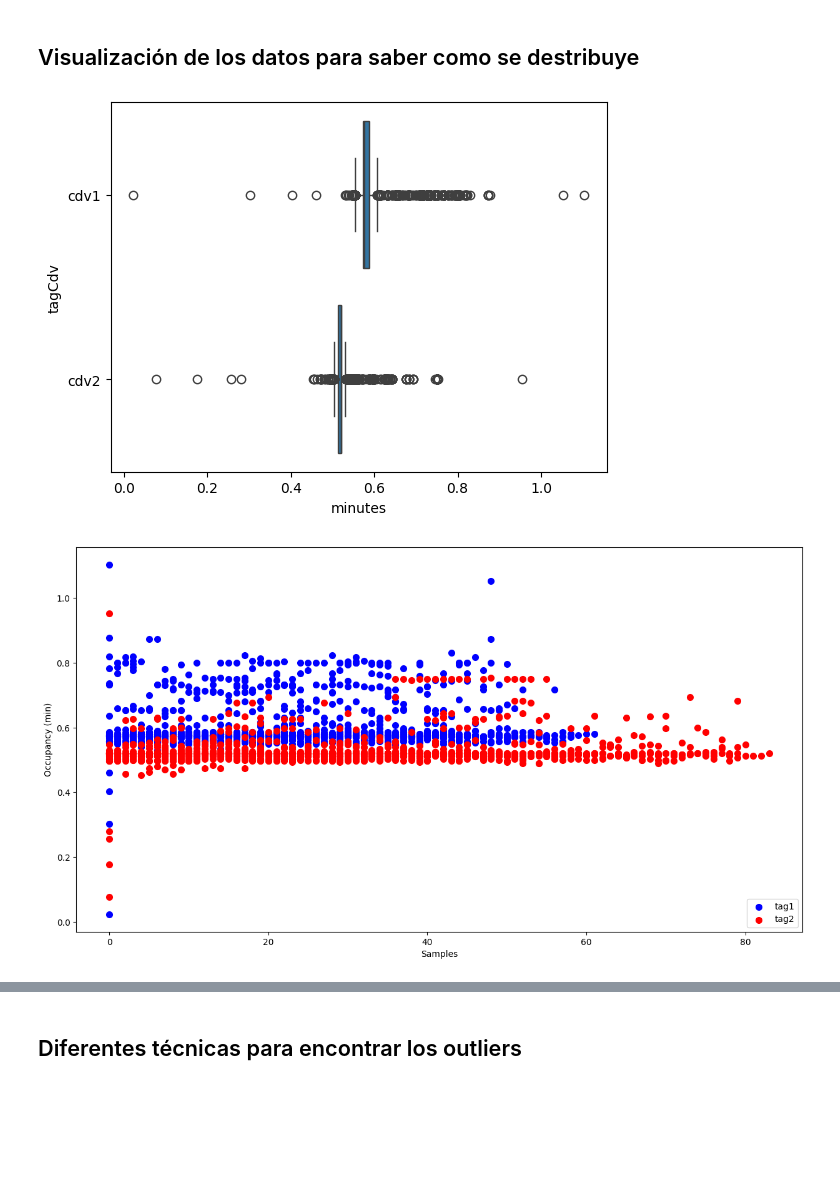
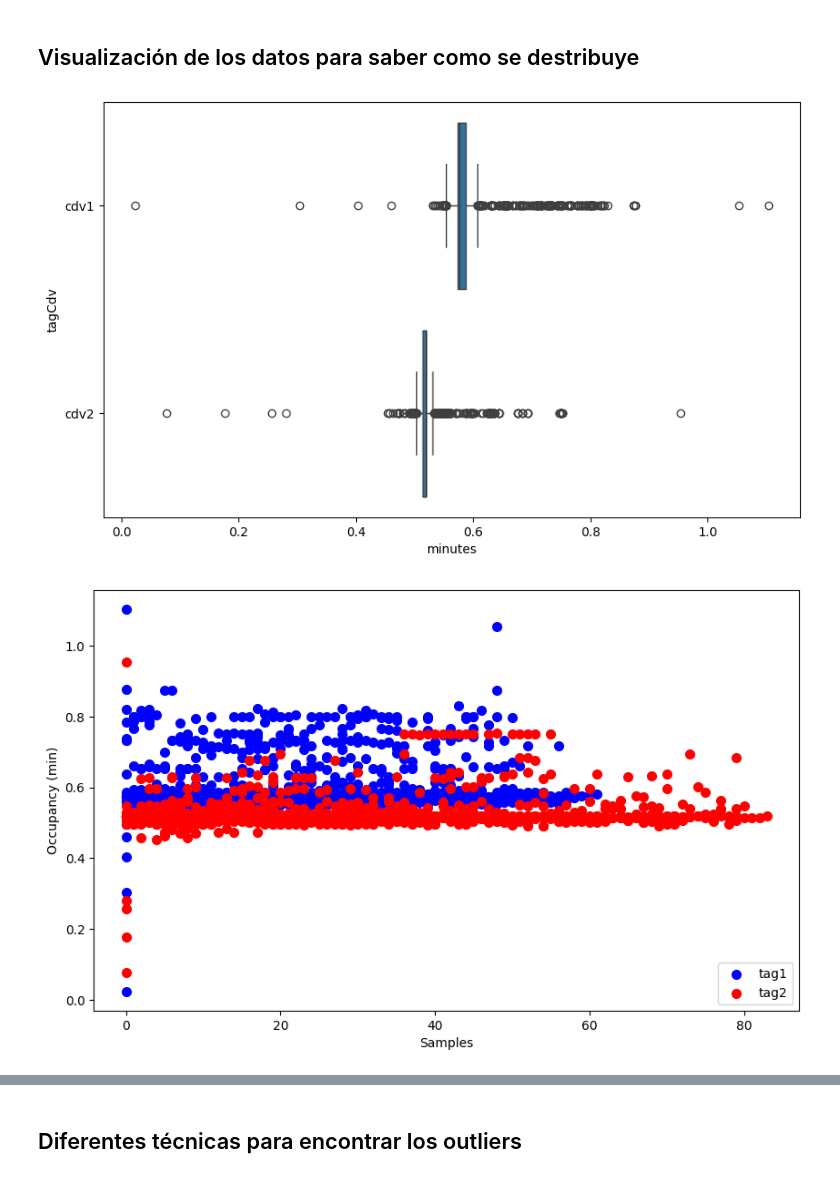
Before and after one commit to darwin1k/metroOccupancy, a Jupyter notebook: EDAcomplete.ipynb, the cells around one changed output, grey strips where cells are left out. Drawn from its saved outputs; the diff is of its cells as text; code cells hidden in the pictures; blank space fills up the shorter version.

```diff
--- a/EDAcomplete.ipynb
+++ b/EDAcomplete.ipynb
@@ -192,38 +190,39 @@ data2 = result[result['tagCdv'] == 'cdv2']
 # plot boxplot
 
 
+fig, ax = plt.subplots(figsize=(10,6))
 # _1 para tag1 , _2 para tag2
 x1, x2 = data1.index, data2.index
 y1 , y2 =data1['minutes'], data2['minutes']
 
 # muestra boxplot para tag 1 y tag 2
 sns.boxplot(data=result, x="minutes", y="tagCdv")
 
 #-----------------------------------------------------
 # grafica los datos
 
-fig, ax = plt.subplots(figsize=(15,8))
+fig, ax = plt.subplots(figsize=(10,6))
 
 ax.scatter(x1, y1, linewidth=2.0, color='blue')
 ax.scatter(x2, y2, linewidth=2.0, color = 'red')
 #ax.boxplot(y)
 
 plt.xlabel('Samples')
 plt.ylabel('Occupancy (min)')
 plt.legend(["tag1", "tag2"], loc="lower right")
 plt.show
 
 #-----------------------------------------------------
 # histograma para tag1
 
-fig, ax = plt.subplots(figsize=(15,8))
+fig, ax = plt.subplots(figsize=(10,6))
 
 ax.hist(y1, bins=100, linewidth=0.5, edgecolor="white", color='blue')
 ax.hist(y2, bins=100, linewidth=0.5, edgecolor="white", color='red')
 plt.xlabel('Occupancy (min)')
 plt.ylabel('Counts')
 plt.legend(["tag1", "tag2"], loc="lower right")
 plt.show()
 # %% [output]
-[figure, old version]
+[figure, new version]
-[figure, old version]
+[figure, new version]
```
Also changed, not shown: parts of 10 cells of this notebook.
